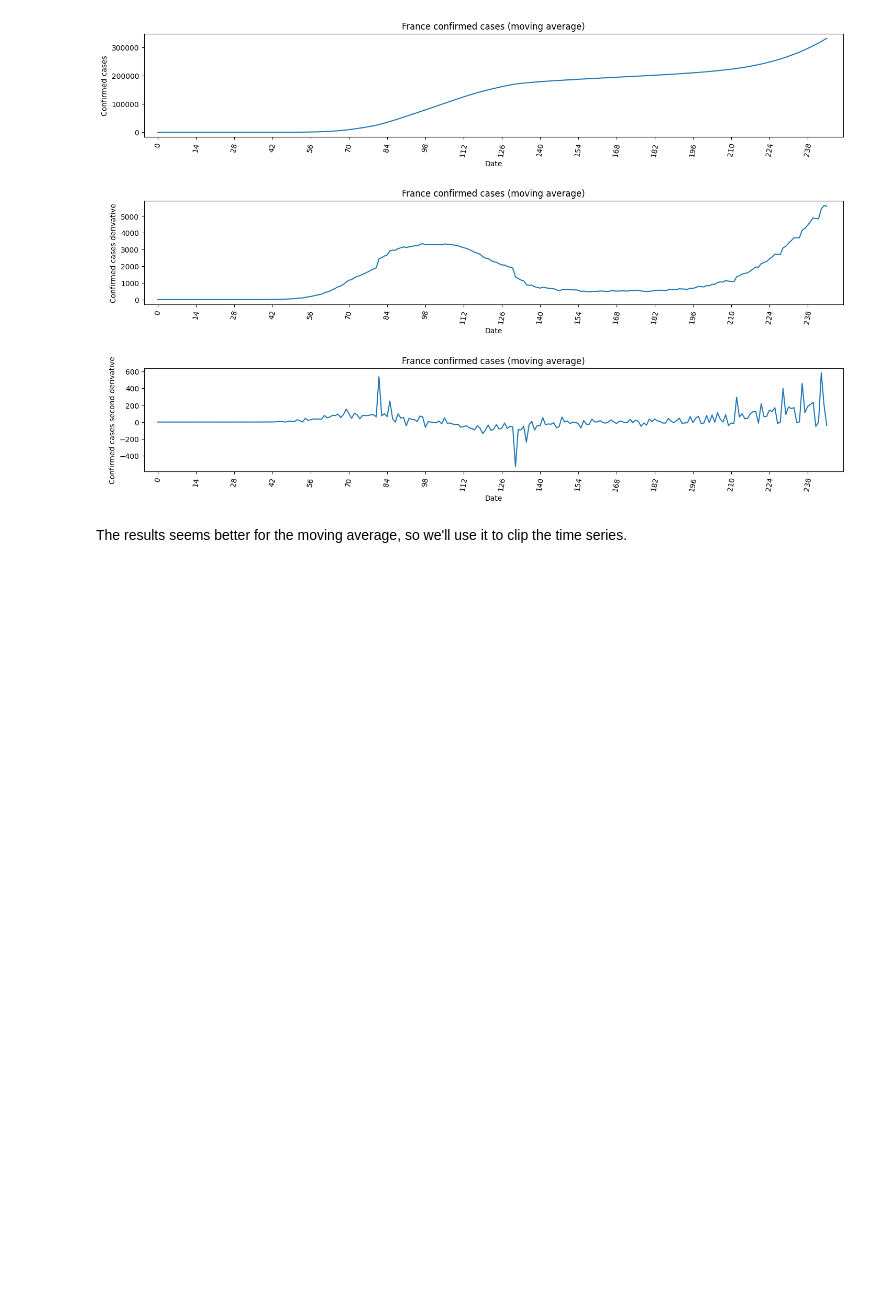
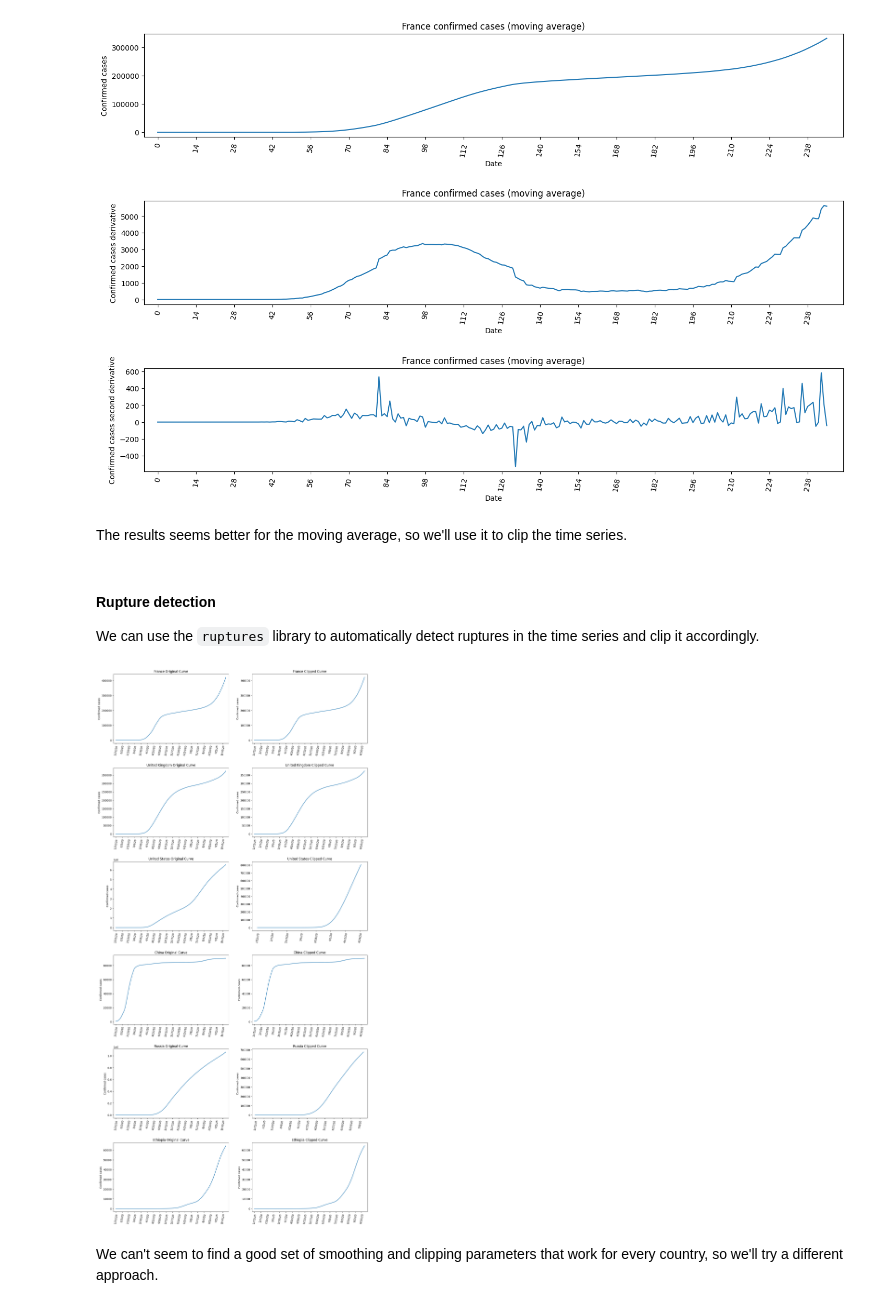
Before and after one commit to tom-sartori/BIN710, a Jupyter notebook: Project/clipping_curves.ipynb, the cells around one changed output. Drawn from its saved outputs; the diff is of its cells as text; code cells hidden in the pictures; blank space fills up the shorter version.

Commit message:
[+]trying rupture detection

```diff
--- a/Project/clipping_curves.ipynb
+++ b/Project/clipping_curves.ipynb
@@ -128,3 +128,52 @@ plt.show()
 [figure]
 # %% [markdown]
 The results seems better for the moving average, so we'll use it to clip the time series.
+# %% [markdown]
+#### Rupture detection
+We can use the `ruptures` library to automatically detect ruptures in the time series and clip it accordingly.
+# %%
+import matplotlib.pyplot as plt
+import ruptures as rpt
+import numpy as np
+
+
+def clip_rupture(country_data, penalty=10):
+    country_data = np.array(country_data).reshape(-1, 1)
+    algo = rpt.Pelt(model="l2").fit(country_data)
+    change_points = algo.predict(pen=penalty)
+    if len(change_points) > 1:
+        return country_data[:change_points[1]]
+    return country_data[:change_points[0]]
+
+countries = ['France', 'United Kingdom', 'United States', 'China', 'Russia', 'Ethiopia']
+n = len(countries)
+x = data.columns[1:]
+
+fig, axs = plt.subplots(n, 2, figsize=(15, 5 * n))
+
+for i, country in enumerate(countries):
+    country_data = data[data['Country'] == country]
+    country_data = country_data.drop(columns=['Country']).values[0]
+    country_data_smooth = moving_average(country_data, 20)
+    axs[i, 0].plot(x, country_data_smooth)
+    axs[i, 0].set_title(f'{country} Original Curve')
+    axs[i, 0].set_ylabel('Confirmed cases')
+    axs[i, 0].set_xlim(-5, len(x) + 5)
+    axs[i, 0].tick_params(axis='x', rotation=80)
+    axs[i, 0].xaxis.set_major_locator(plt.MultipleLocator(14))
+
+
+    clipped_data = clip_rupture(country_data_smooth, penalty=1e12)
+    axs[i, 1].plot(x[:len(clipped_data)], clipped_data)
+    axs[i, 1].set_title(f'{country} Clipped Curve')
+    axs[i, 1].set_ylabel('Confirmed cases')
+    axs[i, 1].set_xlim(-5, len(clipped_data) + 5)
+    axs[i, 1].tick_params(axis='x', rotation=80)
+    axs[i, 1].xaxis.set_major_locator(plt.MultipleLocator(14))
+
+plt.tight_layout(pad=3.0)
+plt.show()
+# %% [output]
+[figure, added]
+# %% [markdown]
+We can't seem to find a good set of smoothing and clipping parameters that work for every country, so we'll try a different approach.
```
